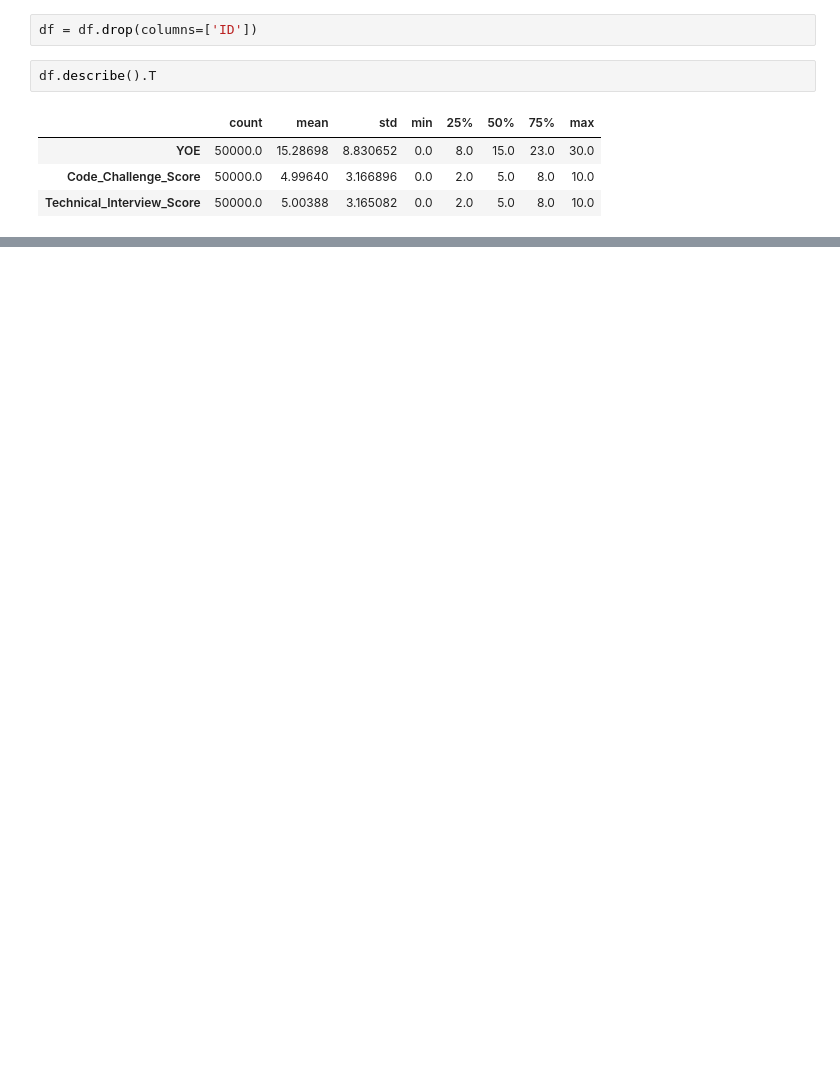
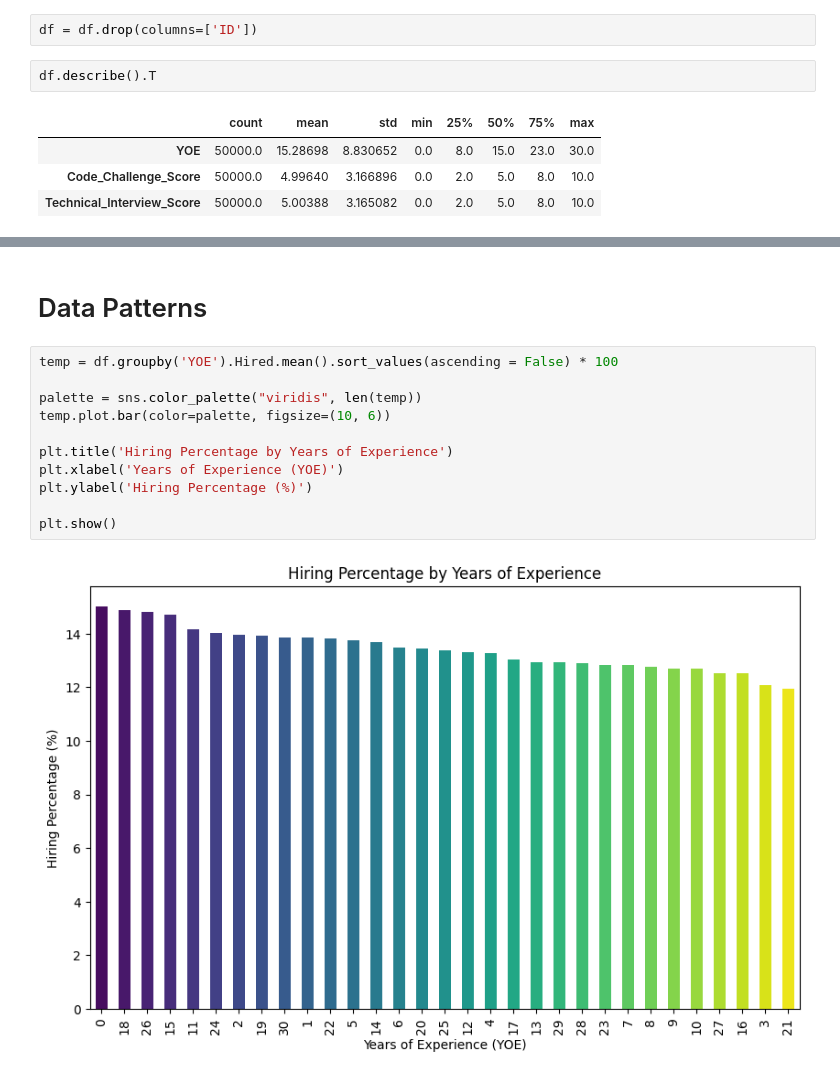
Before and after one commit to caroldvarela/workshop-01, a Jupyter notebook: notebooks/002_EDA.ipynb, the cells around one changed output, grey strips where cells are left out. Cells and saved outputs as stored; diff of their text form; blank space fills up the shorter version.

```diff
--- a/notebooks/002_EDA.ipynb
+++ b/notebooks/002_EDA.ipynb
@@ -126,0 +153,15 @@ ModuleNotFoundError: No module named 'seaborn'
+# %% [markdown]
+# Data Patterns
+# %%
+temp = df.groupby('YOE').Hired.mean().sort_values(ascending = False) * 100
+
+palette = sns.color_palette("viridis", len(temp))
+temp.plot.bar(color=palette, figsize=(10, 6))
+
+plt.title('Hiring Percentage by Years of Experience')
+plt.xlabel('Years of Experience (YOE)')
+plt.ylabel('Hiring Percentage (%)')
+
+plt.show()
+# %% [output]
+[figure, added]
```
Also changed, not shown: parts of 7 cells of this notebook, 1 other file.
